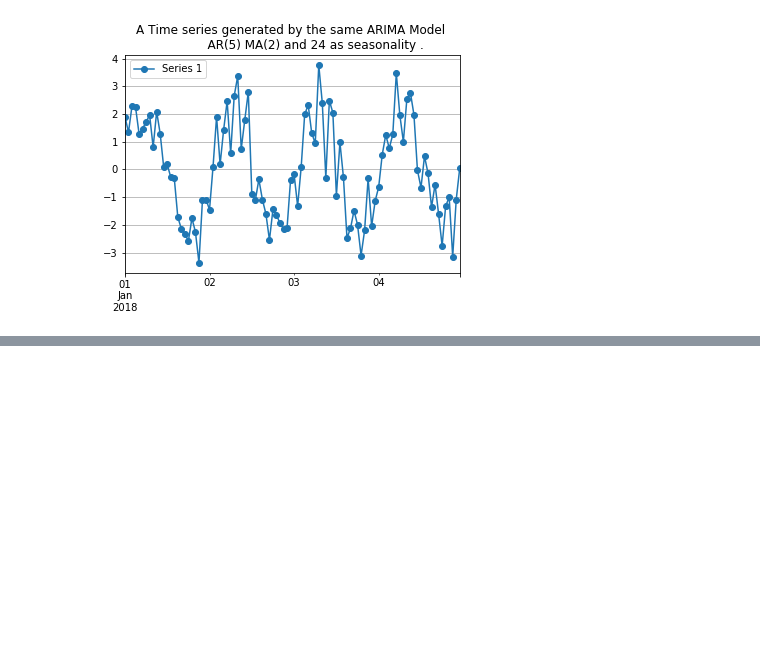
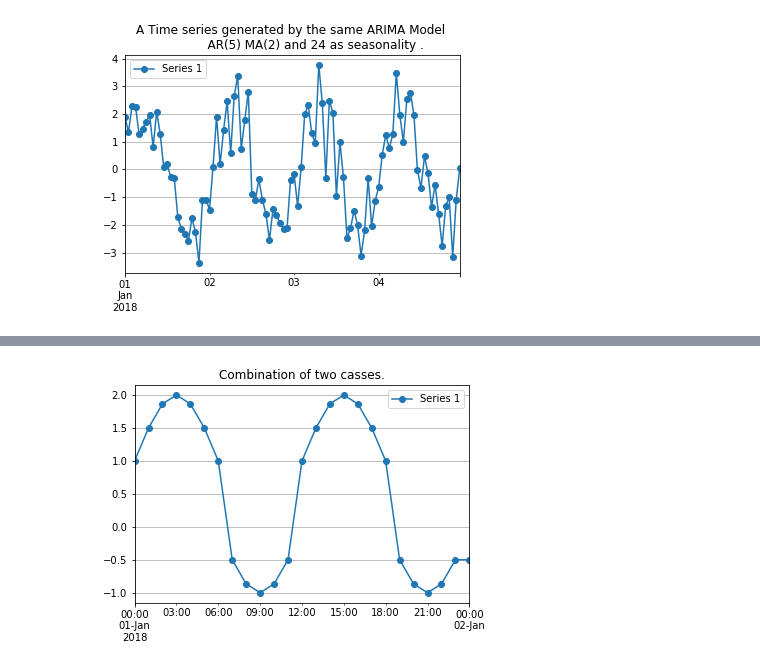
Before and after one commit to rpazuki/pyTsGen, a Jupyter notebook: Notebook.ipynb, the cells around one changed output, grey strips where cells are left out. Saved outputs shown, nothing was run; the diff lists cells and outputs as text; code cells hidden in the pictures; blank space fills up the shorter version.

```diff
--- a/Notebook.ipynb
+++ b/Notebook.ipynb
@@ -132,0 +188,18 @@ plt.show()
+# %%
+def temporals():
+    t1 = TemporalTemplate(dict(start='2018-01-01',end='2018-01-02',delta='1 h'))
+    return t1
+
+def samplers():
+    periodic_custom = Periodic(period='12 h',func=lambda x: 1 if(x <= .5) else 0)
+    periodic_12_h = Periodic(period='12 h')
+    return periodic_custom + periodic_12_h
+
+with realisation(temporals,samplers) as series:
+    series.plot( style='-o',label='Series 1')
+    plt.title('Combination of two casses.')
+    plt.grid()
+    plt.legend()
+    plt.show()
+# %% [output]
+[figure, added]
```
Also changed, not shown: parts of 10 cells of this notebook, 5 other files.
